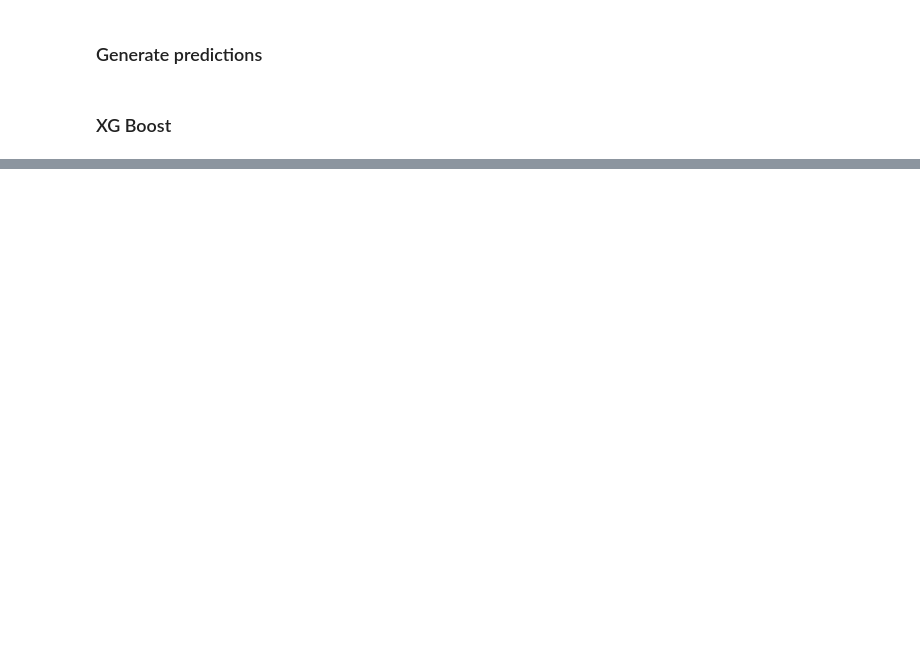
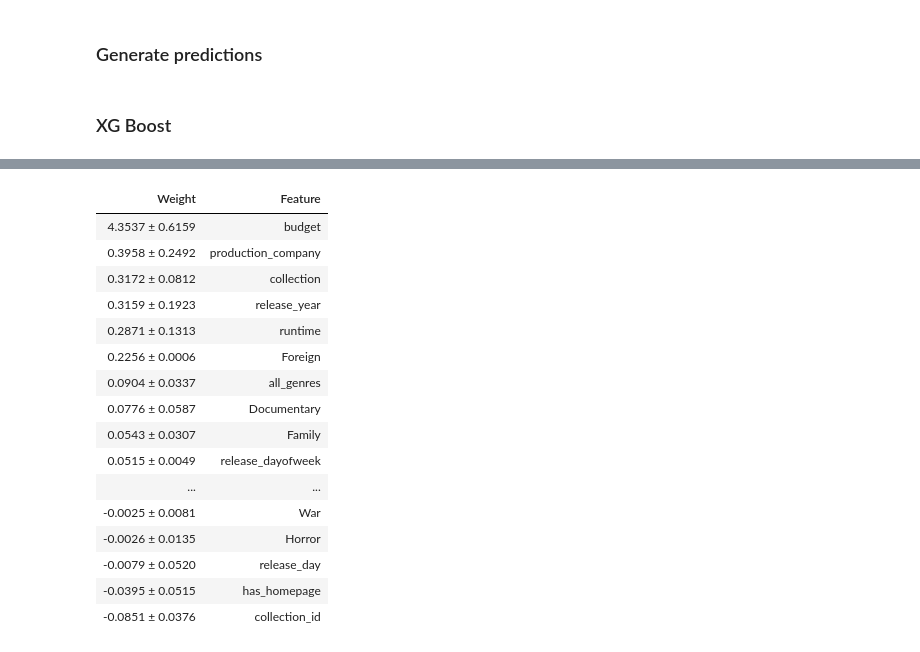
Before and after one commit to SMSinclair/Predictive-Modeling-Portfolio-Project, a Jupyter notebook: notebooks/tmdb_data_exploration.ipynb, the cells around one changed output, grey strips where cells are left out. Cells and saved outputs as stored; diff of their text form; code cells hidden in the pictures; blank space fills up the shorter version.

```diff
--- a/notebooks/tmdb_data_exploration.ipynb
+++ b/notebooks/tmdb_data_exploration.ipynb
@@ -375,3 +239,0 @@ ct = ColumnTransformer(
-# %%
-pd.set_option('display.max_columns', 100)
-train_copy.head()
@@ -522,0 +328,28 @@ Name: release_day, Length: 3000, dtype: int64
+# %%
+import eli5
+from eli5.sklearn import PermutationImportance
+
+permuter = PermutationImportance(model, scoring='neg_mean_squared_error',
+                                 cv='prefit', n_iter=2, random_state=42)
+
+permuter.fit(X_val_encoded, y_val_log)
+feature_names = X_val_encoded.columns.tolist()
+eli5.show_weights(permuter, top=None, feature_names=feature_names)
+# %% [output]
+| Weight | Feature |
+| 4.3537 ± 0.6159 | budget |
+| 0.3958 ± 0.2492 | production_company |
+| 0.3172 ± 0.0812 | collection |
+| 0.3159 ± 0.1923 | release_year |
+| 0.2871 ± 0.1313 | runtime |
+| 0.2256 ± 0.0006 | Foreign |
+| 0.0904 ± 0.0337 | all_genres |
+| 0.0776 ± 0.0587 | Documentary |
+| 0.0543 ± 0.0307 | Family |
+| 0.0515 ± 0.0049 | release_dayofweek |
+| ... | ... |
+| -0.0025 ± 0.0081 | War |
+| -0.0026 ± 0.0135 | Horror |
+| -0.0079 ± 0.0520 | release_day |
+| -0.0395 ± 0.0515 | has_homepage |
+| -0.0851 ± 0.0376 | collection_id |
```
Also changed, not shown: parts of 58 cells of this notebook.
